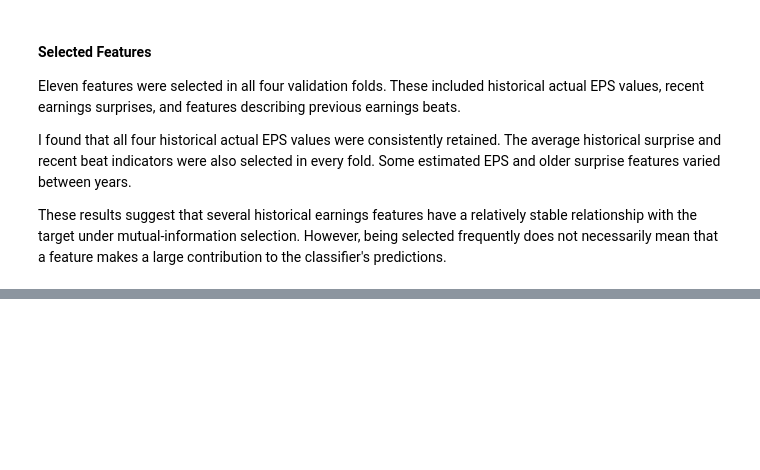
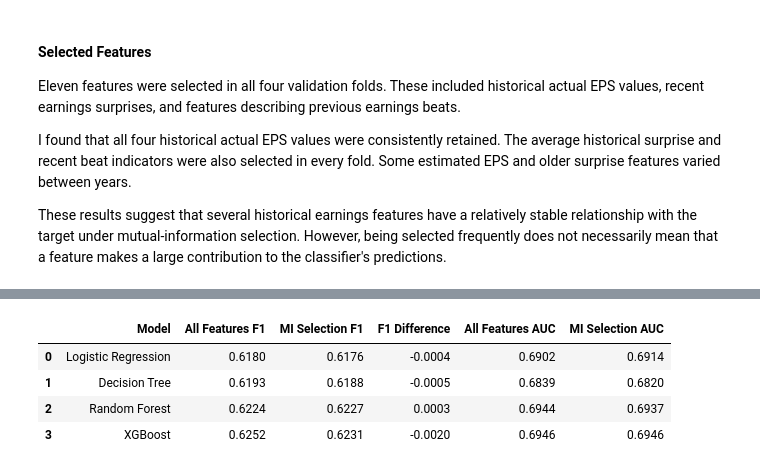
Before and after one commit to jordxnsenan/earnings-surprise-prediction, a Jupyter notebook: notebooks/classification.ipynb, the cells around one changed output, grey strips where cells are left out. Saved outputs shown, nothing was run; the diff lists cells and outputs as text; code cells hidden in the pictures; blank space fills up the shorter version.

Commit message:
completed classification and feature selection analysis

```diff
--- a/notebooks/classification.ipynb
+++ b/notebooks/classification.ipynb
@@ -345,0 +371,46 @@ These results suggest that several historical earnings features have a relativel
+# %%
+model_results = {}
+
+for result in model_comparison_results["models"]:
+    if result["family"] == "baseline":
+        continue
+
+    key = (result["family"], result["configuration"])
+    model_results[key] = result
+
+
+model_names = {
+    "logistic_regression": "Logistic Regression",
+    "decision_tree": "Decision Tree",
+    "random_forest": "Random Forest",
+    "xgboost": "XGBoost",
+}
+
+selection_rows = []
+
+for family, name in model_names.items():
+    all_features = model_results[(family, "all_features")]
+    mi_selection = model_results[(family, "mi_selection")]
+
+    selection_rows.append(
+        {
+            "Model": name,
+            "All Features F1": all_features["mean_macro_f1"],
+            "MI Selection F1": mi_selection["mean_macro_f1"],
+            "F1 Difference": (
+                mi_selection["mean_macro_f1"] - all_features["mean_macro_f1"]
+            ),
+            "All Features AUC": all_features["mean_roc_auc"],
+            "MI Selection AUC": mi_selection["mean_roc_auc"],
+        }
+    )
+
+selection_comparison = pd.DataFrame(selection_rows)
+
+display(selection_comparison.round(4))
+# %% [output]
+|  | Model | All Features F1 | MI Selection F1 | F1 Difference | All Features AUC | MI Selection AUC |
+| 0 | Logistic Regression | 0.6180 | 0.6176 | -0.0004 | 0.6902 | 0.6914 |
+| 1 | Decision Tree | 0.6193 | 0.6188 | -0.0005 | 0.6839 | 0.6820 |
+| 2 | Random Forest | 0.6224 | 0.6227 | 0.0003 | 0.6944 | 0.6937 |
+| 3 | XGBoost | 0.6252 | 0.6231 | -0.0020 | 0.6946 | 0.6946 |
```
Also changed, not shown: parts of 16 cells of this notebook.
